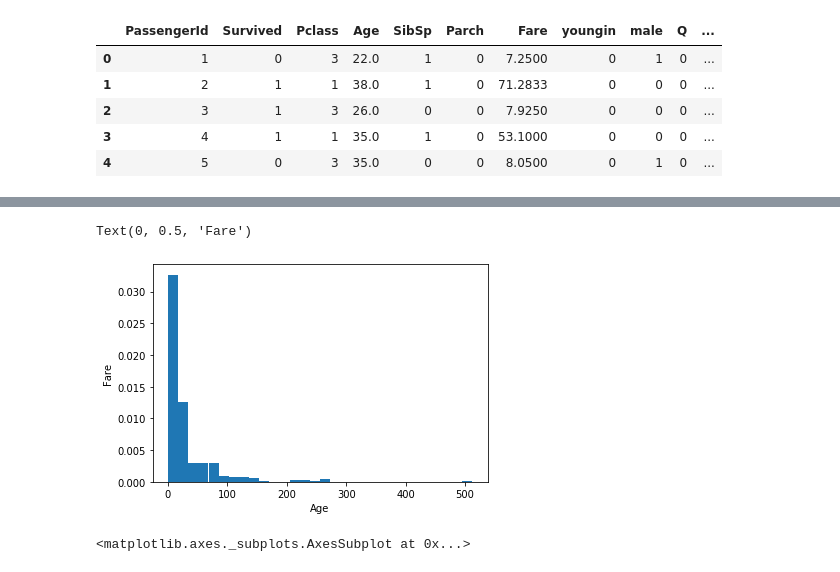
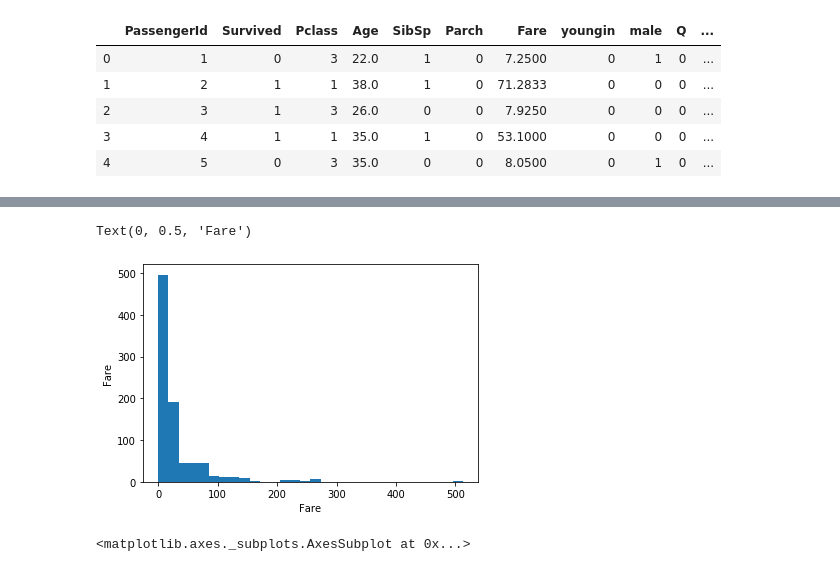
Before and after one commit to learn-co-students/dc-ds-010620, a Jupyter notebook: module-1/day-8-coachlabvisualizations/Graphs & Plotting.ipynb, the cells around one changed output, grey strips where cells are left out. Drawn from its saved outputs; the diff is of its cells as text; code cells hidden in the pictures.

Commit message:
added graphs and plotting notebook

```diff
--- a/module-1/day-8-coachlabvisualizations/Graphs & Plotting.ipynb
+++ b/module-1/day-8-coachlabvisualizations/Graphs & Plotting.ipynb
@@ -53,10 +62,10 @@ Text(0.5, 1.0, 'Tan')
 # %%
-plt.hist(df['Fare'], bins=30,density=True)
-plt.xlabel('Age')
+plt.hist(df['Fare'], bins=30,density=False)
+plt.xlabel('Fare')
 plt.ylabel('Fare')
 # %% [output]
 Text(0, 0.5, 'Fare')
-[figure, old version]
+[figure, new version]
 # %%
 sns.kdeplot(data=df['Age'], shade=True)
 # %% [output]
```
Also changed, not shown: parts of 10 cells of this notebook, 1 other file.
